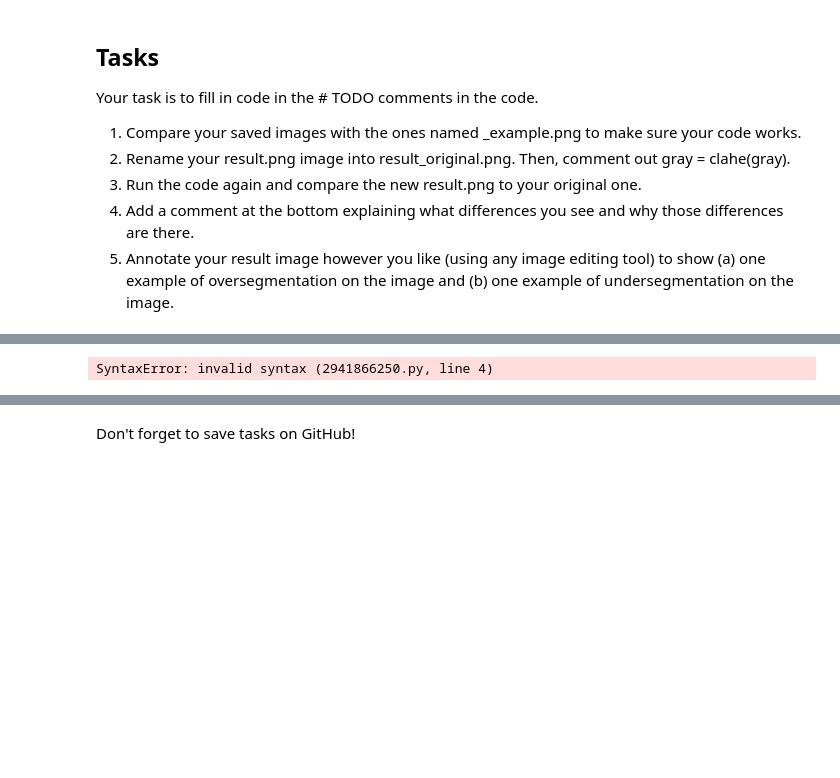
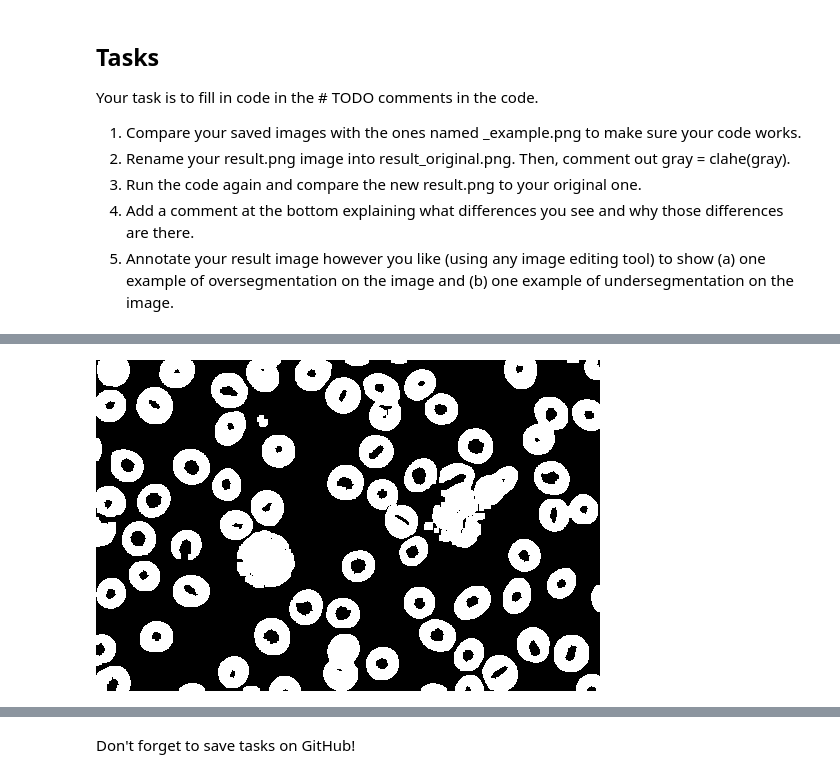
Before and after one commit to aljubic1/RacunalniVid_lab, a Jupyter notebook: lab5.ipynb, the cells around one changed output, grey strips where cells are left out. Cells and saved outputs as stored; diff of their text form; code cells hidden in the pictures; blank space fills up the shorter version.

```diff
--- a/lab5.ipynb
+++ b/lab5.ipynb
@@ -164,11 +167,13 @@ SyntaxError: invalid syntax (2273324183.py, line 11)
 # %%
 # Use morphological processing to remove noise from the image
 # use 3x3 structuring element and opening operations
 #TODO:
-kernel = #TODO:
-opening = cv2_imshow(opening)
+kernel = np.ones((3,3), np.uint8)
+#TODO:
+opening = cv.morphologyEx(thresh, cv.MORPH_OPEN, kernel, iterations=2)
+cv2_imshow(opening)
 # %% [output]
-SyntaxError: invalid syntax (2941866250.py, line 4)
+[figure, added]
 # %%
 # Finding sure background area
 #TODO:
```
Also changed, not shown: parts of 16 cells of this notebook.
